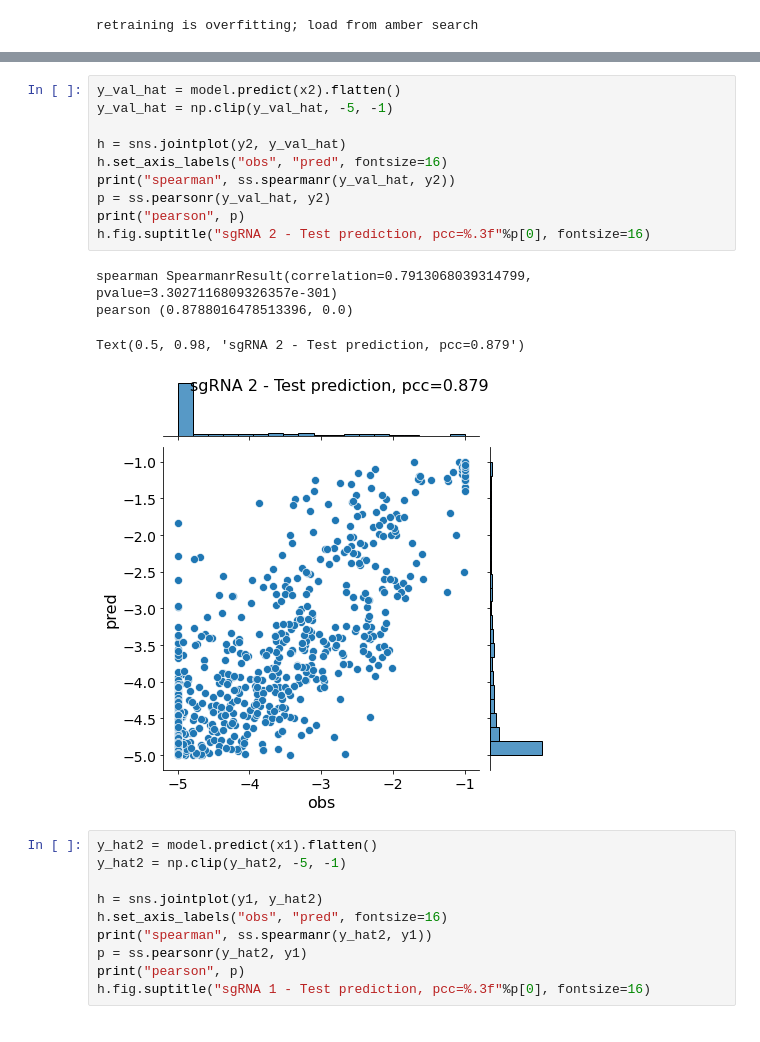
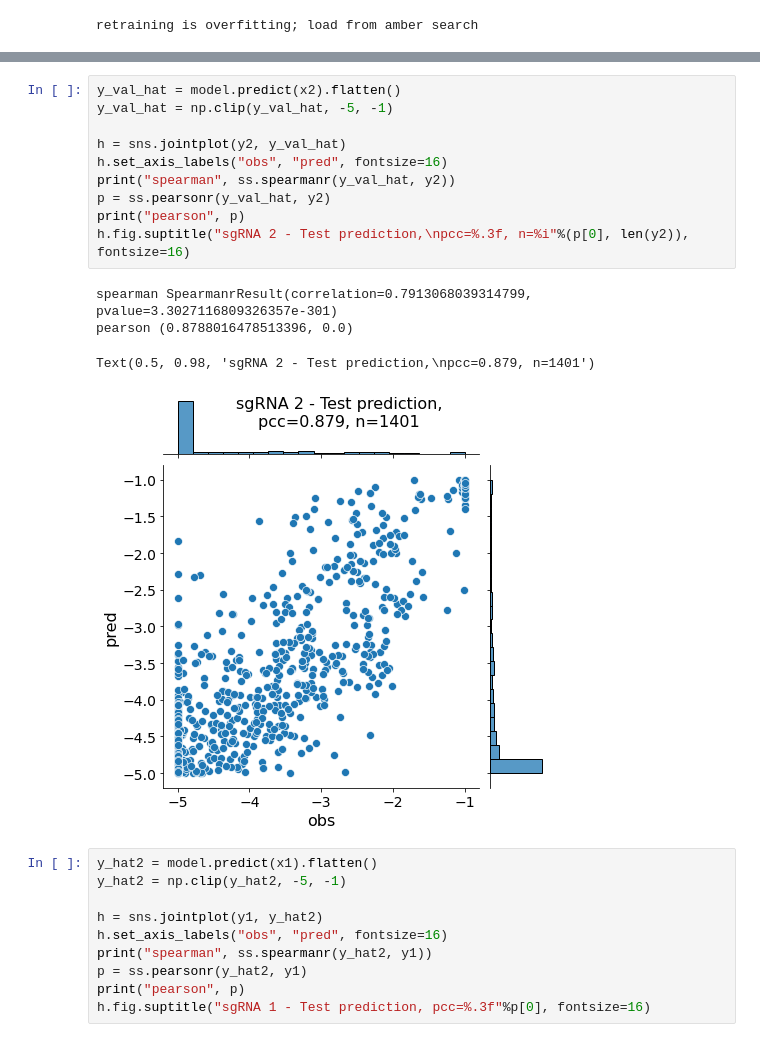
Before and after one commit to zj-zhang/Elektrum, a Jupyter notebook: notebooks/02-CNN-AMBERsearch.ipynb, the cells around one changed output, grey strips where cells are left out. Cells and saved outputs as stored; diff of their text form.

Commit message:
add test performance in notebooks

```diff
--- a/notebooks/02-CNN-AMBERsearch.ipynb
+++ b/notebooks/02-CNN-AMBERsearch.ipynb
@@ -191,18 +191,18 @@ Text(0.5, 0.98, 'Train fit, pcc=0.963')
 # %%
 y_val_hat = model.predict(x2).flatten()
 y_val_hat = np.clip(y_val_hat, -5, -1)
 
 h = sns.jointplot(y2, y_val_hat)
 h.set_axis_labels("obs", "pred", fontsize=16)
 print("spearman", ss.spearmanr(y_val_hat, y2))
 p = ss.pearsonr(y_val_hat, y2)
 print("pearson", p)
-h.fig.suptitle("sgRNA 2 - Test prediction, pcc=%.3f"%p[0], fontsize=16)
+h.fig.suptitle("sgRNA 2 - Test prediction,\npcc=%.3f, n=%i"%(p[0], len(y2)), fontsize=16)
 # %% [output]
 spearman SpearmanrResult(correlation=0.7913068039314799, pvalue=3.3027116809326357e-301)
 pearson (0.8788016478513396, 0.0)
-Text(0.5, 0.98, 'sgRNA 2 - Test prediction, pcc=0.879')
+Text(0.5, 0.98, 'sgRNA 2 - Test prediction,\npcc=0.879, n=1401')
-[figure, old version]
+[figure, new version]
 # %%
 y_hat2 = model.predict(x1).flatten()
 y_hat2 = np.clip(y_hat2, -5, -1)
```
Also changed, not shown: parts of 6 cells of this notebook, 1 other file.
